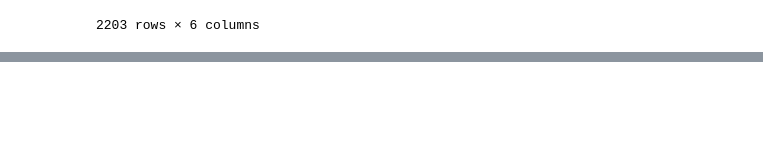
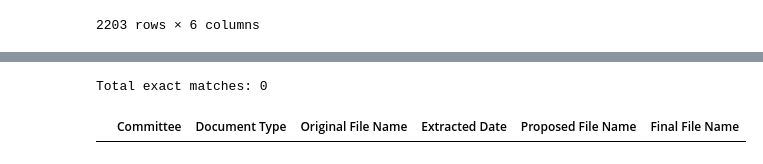
Before and after one commit to Jrutherford1/is547_project, a Jupyter notebook: is547_project.ipynb, the cells around one changed output, grey strips where cells are left out. Cells and saved outputs as stored; diff of their text form; code cells hidden in the pictures; blank space fills up the shorter version.

Commit message:
attempted to find and resolve errors, not sure why 381 files are not renamed.  There is a file for each original.  I'm thinking these are the ones I manually updated dates for???

```diff
--- a/is547_project.ipynb
+++ b/is547_project.ipynb
@@ -289,0 +290,6 @@ count_files('data/Processed_Committees')
+# %%
+from data_pipeline.file_naming import find_exact_name_matches
+find_exact_name_matches()
+# %% [output]
+Total exact matches: 0
+|  | Committee | Document Type | Original File Name | Extracted Date | Proposed File Name | Final File Name |
```
Also changed, not shown: parts of 12 cells of this notebook, 4 other files.
